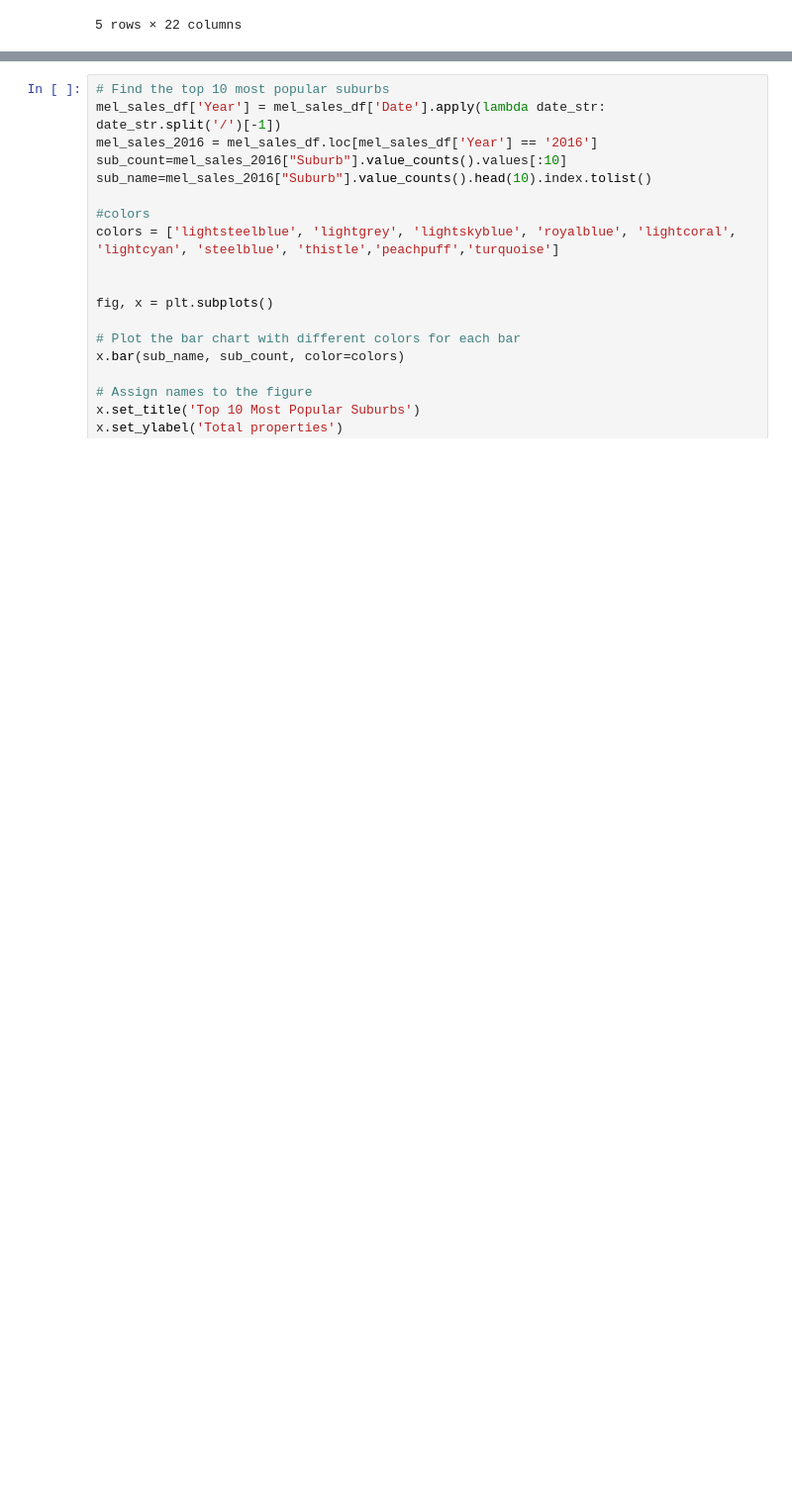
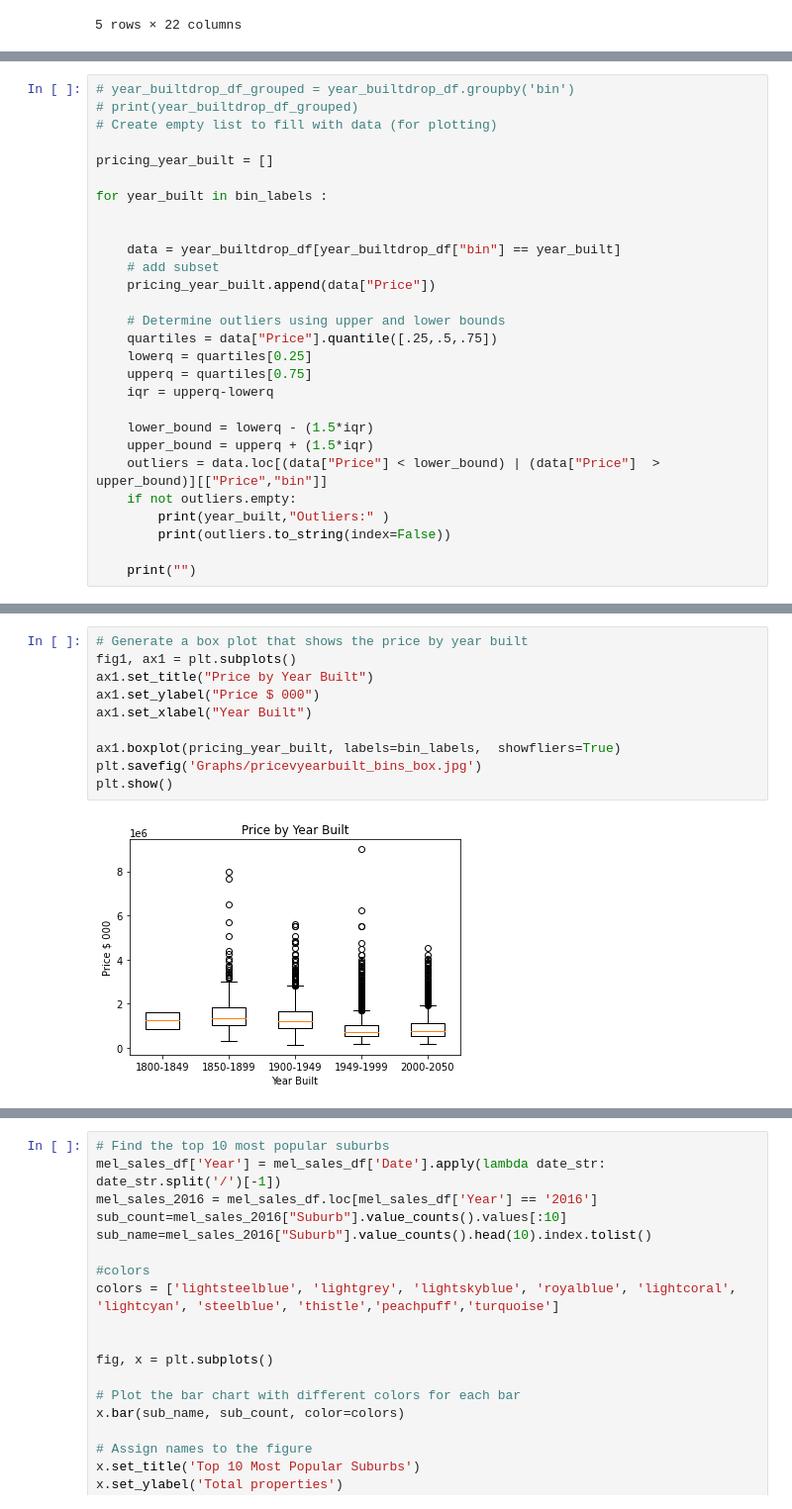
Before and after one commit to OormiC/Project1, a Jupyter notebook: Age_and_distance_to_CBD.ipynb, the cells around one changed output, grey strips where cells are left out. Shown: that part at 99% size. Saved outputs shown, nothing was run; the diff lists cells and outputs as text; blank space fills up the shorter version.

```diff
--- a/Age_and_distance_to_CBD.ipynb
+++ b/Age_and_distance_to_CBD.ipynb
@@ -283,0 +326,28 @@ plt.show()
+# %%
+# year_builtdrop_df_grouped = year_builtdrop_df.groupby('bin')
+# print(year_builtdrop_df_grouped)
+# Create empty list to fill with data (for plotting)
+
+pricing_year_built = []
+
+for year_built in bin_labels :
+
+
+    data = year_builtdrop_df[year_builtdrop_df["bin"] == year_built]
+    # add subset
+    pricing_year_built.append(data["Price"])
+
+    # Determine outliers using upper and lower bounds
+    quartiles = data["Price"].quantile([.25,.5,.75])
+    lowerq = quartiles[0.25]
+    upperq = quartiles[0.75]
+    iqr = upperq-lowerq
+
+    lower_bound = lowerq - (1.5*iqr)
+    upper_bound = upperq + (1.5*iqr)
+    outliers = data.loc[(data["Price"] < lower_bound) | (data["Price"]  > upper_bound)][["Price","bin"]]
+    if not outliers.empty:
+        print(year_built,"Outliers:" )
+        print(outliers.to_string(index=False))
+
+    print("")
@@ -284,3 +372,15 @@ plt.show()
+# %%
+# Generate a box plot that shows the price by year built
+fig1, ax1 = plt.subplots()
+ax1.set_title("Price by Year Built")
+ax1.set_ylabel("Price $ 000")
+ax1.set_xlabel("Year Built")
+
+ax1.boxplot(pricing_year_built, labels=bin_labels,  showfliers=True)
+plt.savefig('Graphs/pricevyearbuilt_bins_box.jpg')
+plt.show()
+# %% [output]
+[figure, added]
 # %%
 # Find the mean
 price_mean = agedrop_df['Price'].mean()
```
Also changed, not shown: parts of 11 cells of this notebook, 8 other files.
